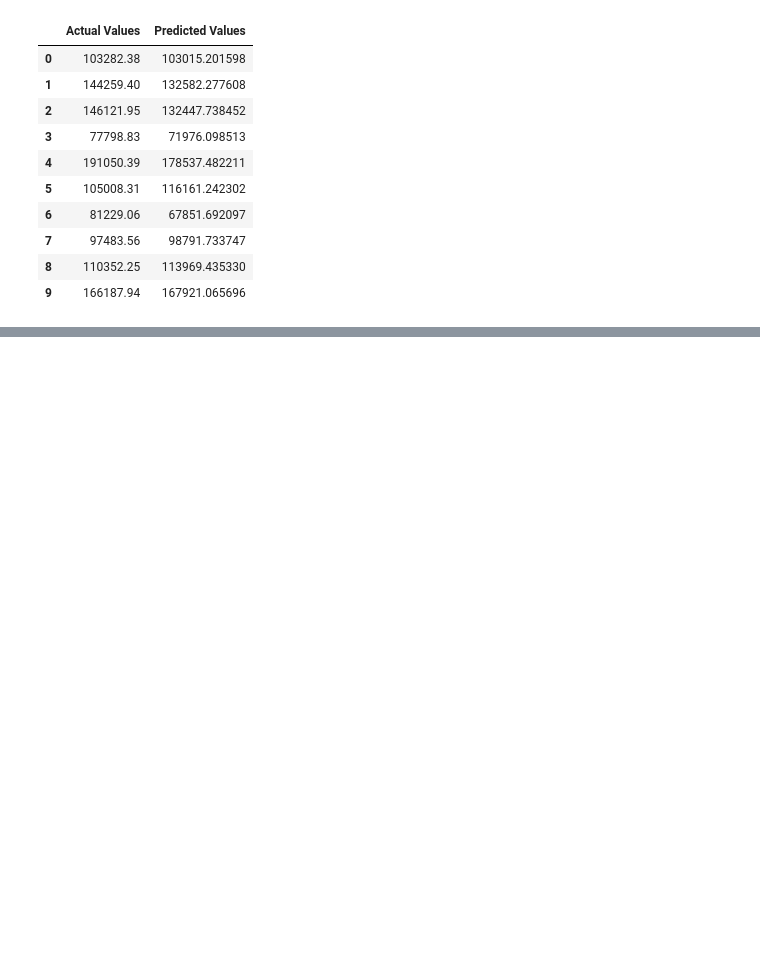
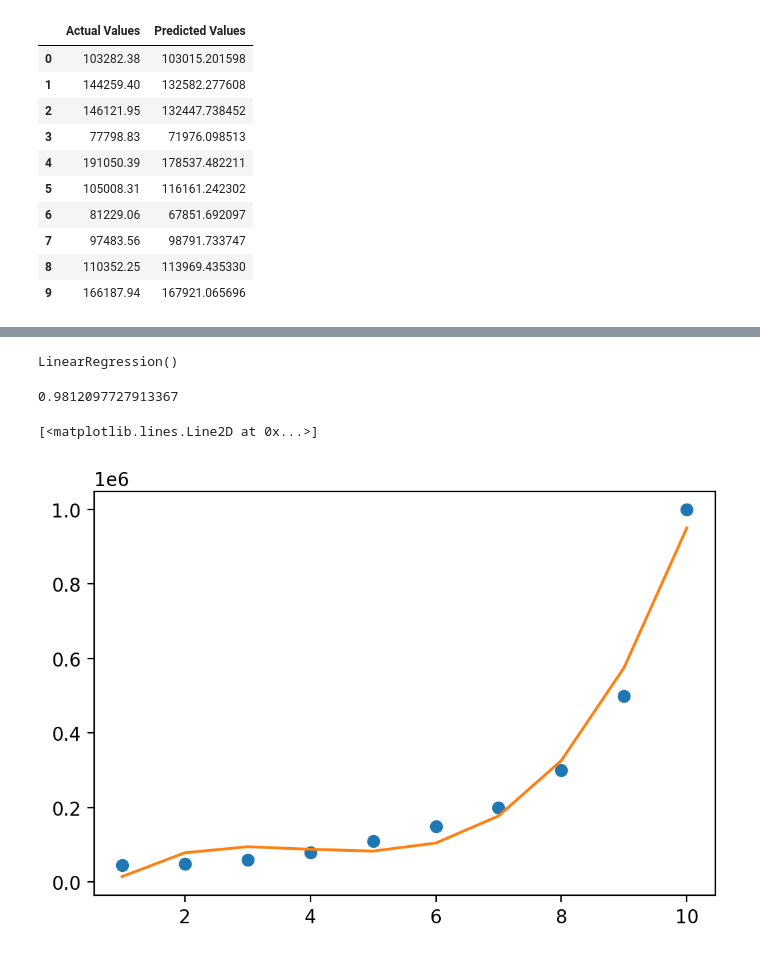
Before and after one commit to celiahc823/Multiple-Regression-and-Polynomial-Regression, a Jupyter notebook: Multiple_and_Polynomial_Regression.ipynb, the cells around one changed output, grey strips where cells are left out. Saved outputs shown, nothing was run; the diff lists cells and outputs as text; code cells hidden in the pictures; blank space fills up the shorter version.

```diff
--- a/Multiple_and_Polynomial_Regression.ipynb
+++ b/Multiple_and_Polynomial_Regression.ipynb
@@ -201,0 +325,5 @@ test_df
+# %%
+from sklearn.preprocessing import PolynomialFeatures
+poly = PolynomialFeatures(degree = 3)
+X_poly3 = poly.fit_transform(X)
+X_poly3
@@ -201,0 +341,18 @@ test_df
+# %%
+poly_reg3 = LinearRegression()
+poly_reg3.fit(X_poly3,Y)
+# %% [output]
+LinearRegression()
+# %%
+poly_reg3.score(X_poly3,Y)
+# %% [output]
+0.9812097727913367
+# %%
+pred3 = poly_reg3.predict(X_poly3)
+# %%
+plt.figure(dpi = 200)
+plt.plot(X,Y, 'o')
+plt.plot(X, pred3)
+# %% [output]
+[<matplotlib.lines.Line2D at 0x...>]
+[figure, added]
```
Also changed, not shown: parts of 22 cells of this notebook.
